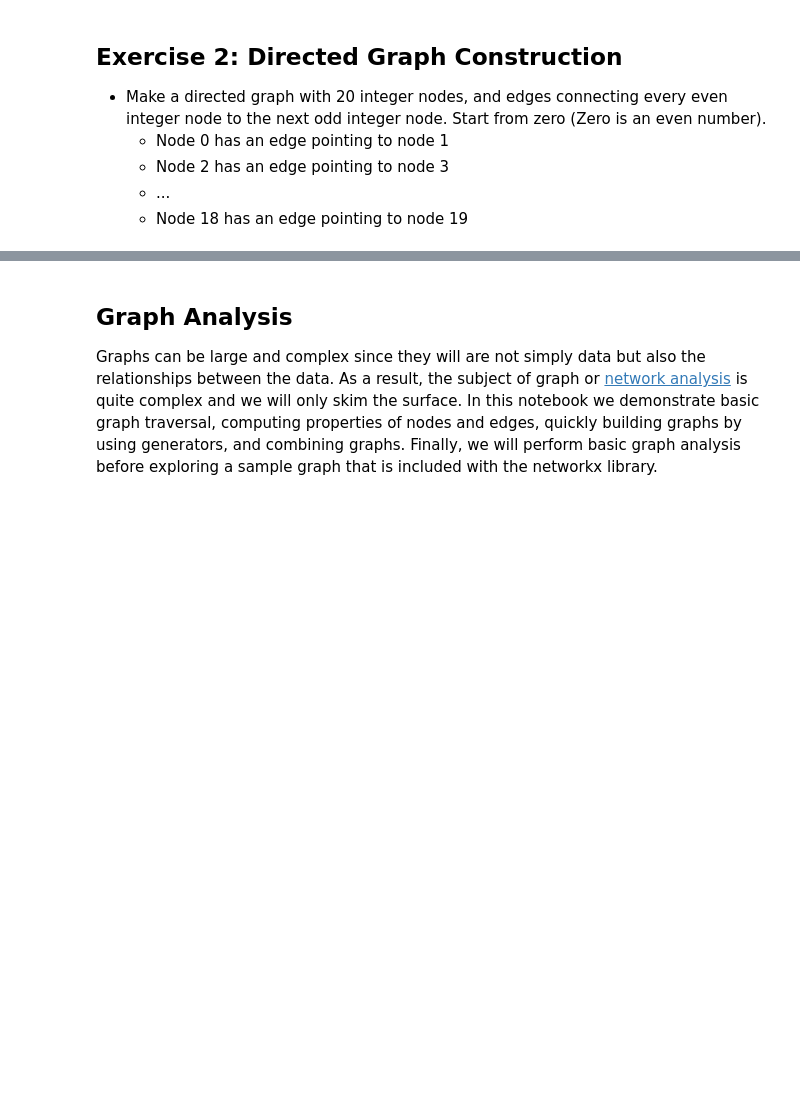
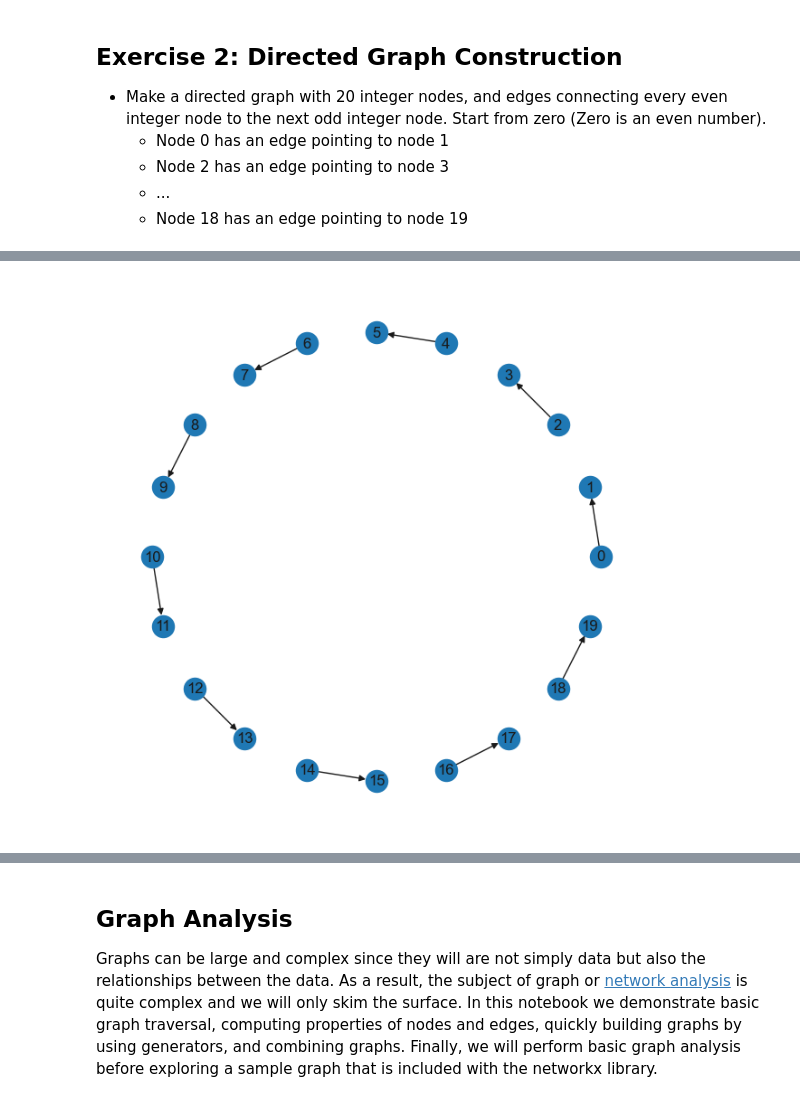
Before and after one commit to trinity-h99/chem-274b-labs-2025, a Jupyter notebook: colab_lab2_trinityhokm.ipynb, the cells around one changed output, grey strips where cells are left out. Saved outputs shown, nothing was run; the diff lists cells and outputs as text; code cells hidden in the pictures; blank space fills up the shorter version.

```diff
--- a/colab_lab2_trinityhokm.ipynb
+++ b/colab_lab2_trinityhokm.ipynb
@@ -526,5 +601,11 @@ def get_circular_dg():
     '''
 
     # YOUR CODE HERE
+    dg = nx.DiGraph()
+    dg.add_nodes_from(range(20))
+
+    dg.add_edges_from((even, even + 1) for even in range(0, 20, 2))
+
+
 
     return dg
@@ -533,3 +612,12 @@ dg = get_circular_dg()
+# %%
+dg = get_circular_dg()
+
+plt.figure(figsize=(6, 6))
+layout = nx.circular_layout(dg)  # arrange nodes in a circle
+
+nx.draw(dg, layout, with_labels=True)
+# %% [output]
+[figure, added]
 # %%
 # Display graph edges and the graph to visually validate correct behavior.
 print(dg.edges())
```
Also changed, not shown: parts of 50 cells of this notebook.
